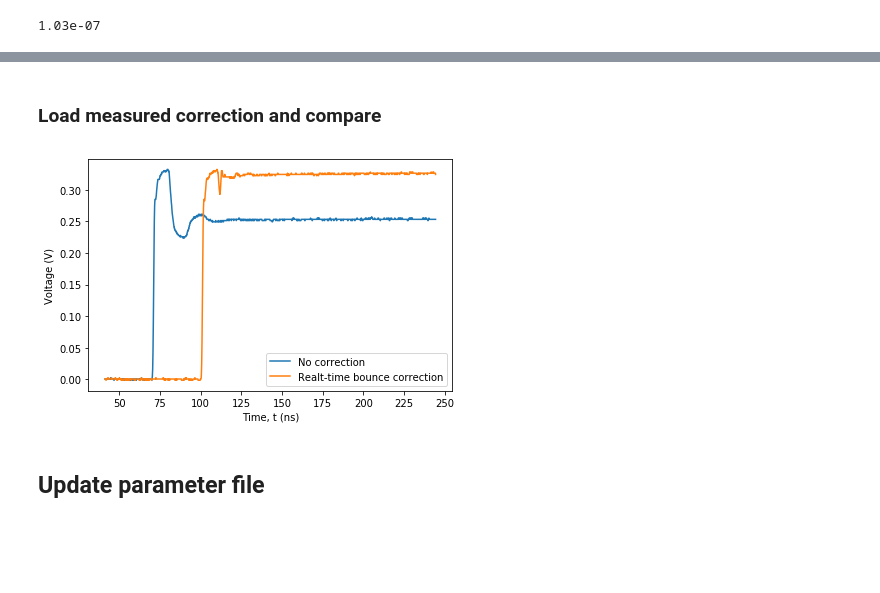
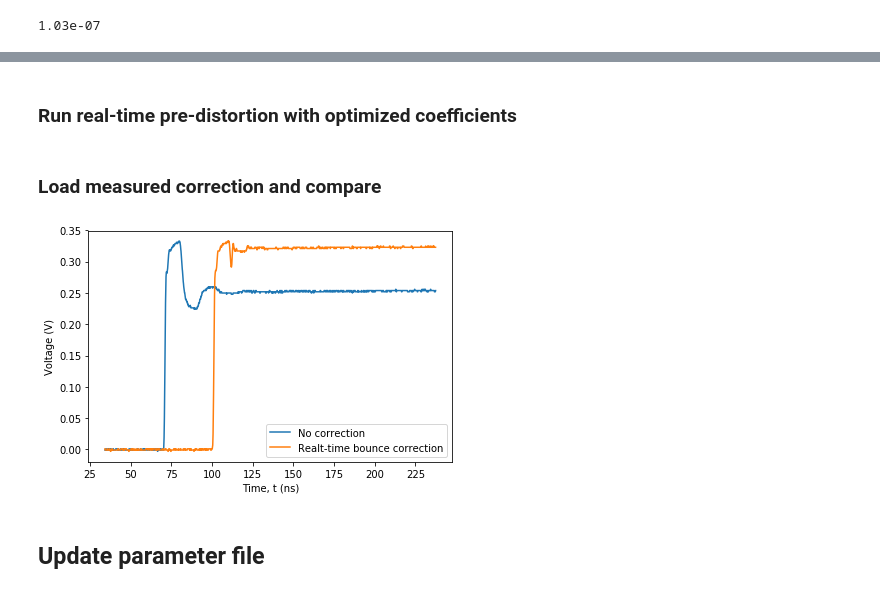
Before and after one commit to DiCarloLab-Delft/PycQED_py3, a Jupyter notebook: examples/AWG8_examples/Realtime_predistortion_test.ipynb, the cells around one changed output, grey strips where cells are left out. Saved outputs shown, nothing was run; the diff lists cells and outputs as text; code cells hidden in the pictures; blank space fills up the shorter version.

Commit message:
Latest results, more logical flow.
Updated with new measurement. Enable real-time bounce compensation with optimized coefficients.

```diff
--- a/examples/AWG8_examples/Realtime_predistortion_test.ipynb
+++ b/examples/AWG8_examples/Realtime_predistortion_test.ipynb
@@ -138,7 +138,7 @@ AWG8.set('sigouts_0_compensations_bcs_0_enable', 0)
 # %% [markdown]
 ### Load measured bounce
 # %%
-data = np.loadtxt('RefCurve_2018-07-04_3_184432.Wfm.csv', delimiter=';')
+data = np.loadtxt('RefCurve_2018-07-05_0_125749.Wfm.csv', delimiter=';')
 plt.plot(data[:,0]*1e9, data[:,1])
 plt.xlabel('Time, t (ns)')
 plt.ylabel('Voltage (V)')
@@ -213,0 +214,2 @@ plt.show()
+# %% [markdown]
+### Run real-time pre-distortion with optimized coefficients
@@ -214,17 +222,17 @@ plt.show()
 # %% [markdown]
 ### Load measured correction and compare
 # %%
-data_corr = np.loadtxt('RefCurve_2018-07-04_4_192353.Wfm.csv', delimiter=';')
+data_corr = np.loadtxt('RefCurve_2018-07-05_1_130234.Wfm.csv', delimiter=';')
 plt.plot(data[:,0]*1e9, data[:,1], label='No correction')
 plt.plot(data[:,0]*1e9, data_corr[:,1], label='Realt-time bounce correction')
 plt.xlabel('Time, t (ns)')
 plt.ylabel('Voltage (V)')
 plt.tight_layout()
 plt.legend()
 plt.savefig('bounce_correction_measurements.png',dpi=600,bbox_inches='tight')
 plt.show()
 # %% [output]
-[figure, old version]
+[figure, new version]
 # %% [markdown]
 ## Update parameter file
 # %%
```
Also changed, not shown: parts of 12 cells of this notebook, 4 other files.
